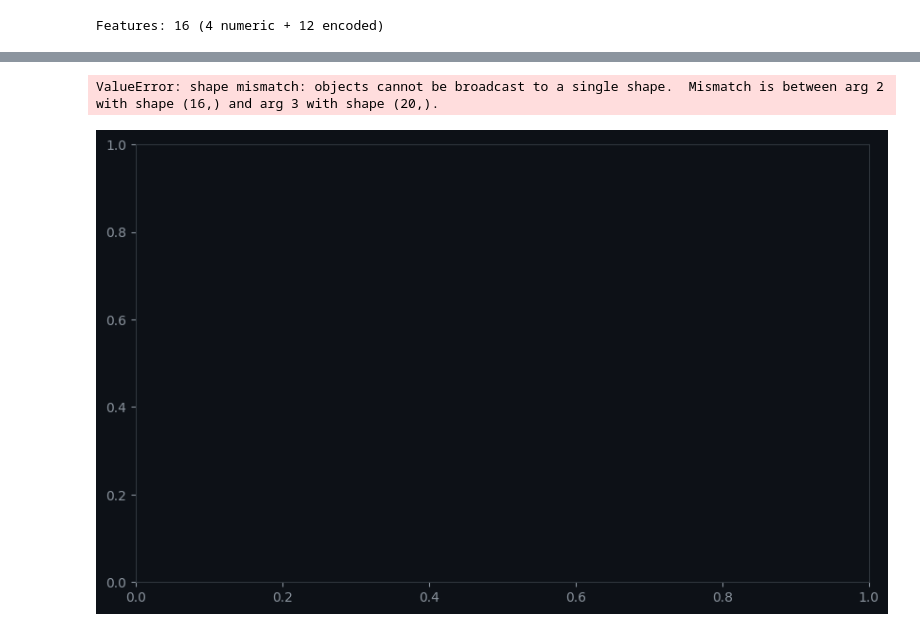
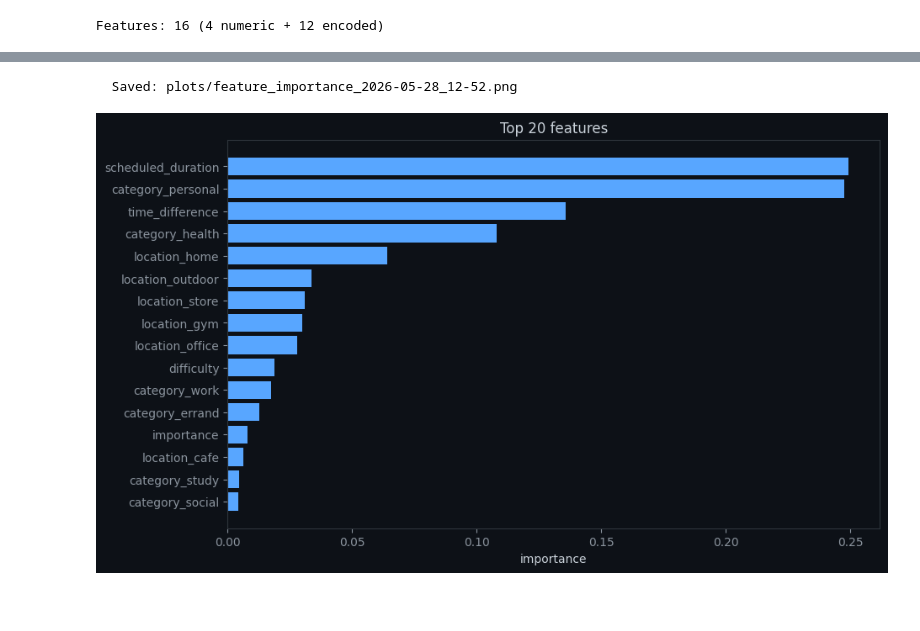
Before and after one commit to Infiteri/VM.AI, a Jupyter notebook: notebooks/VM_AI_Duration_notebook.ipynb, the cells around one changed output, grey strips where cells are left out. Cells and saved outputs as stored; diff of their text form; code cells hidden in the pictures; blank space fills up the shorter version.

```diff
--- a/notebooks/VM_AI_Duration_notebook.ipynb
+++ b/notebooks/VM_AI_Duration_notebook.ipynb
@@ -142,14 +262,20 @@ Best CV MAE: 3.8891
 # %%
 best_params = {'colsample_bytree': 1.0, 'learning_rate': 0.03, 'max_depth': 6, 'n_estimators': 400, 'subsample': 0.7}
 # %%
-lrs=[0.01,0.03,0.05,0.08,0.1,0.2]
-maes=[]
+lrs = [0.01, 0.03, 0.05, 0.08, 0.1, 0.2]
+maes = []
+
+base = {k: v for k, v in best_params.items() if k != "learning_rate"}
+
 for lr in lrs:
-    m=xgb.XGBRegressor(**{k:v for k,v in best_params.items() if k!="learning_rate"},learning_rate=lr,random_state=42,device="cuda")
-    m.fit(X_train,y_train)
-    maes.append(mean_absolute_error(y_test,m.predict(X_test)))
-plt.figure(figsize=(8,4))
-plt.plot(lrs,maes,"o-",color="#f0883e")
-plt.xlabel("learning_rate");plt.ylabel("Test MAE");plt.title("Learning rate sensitivity")
+    m = xgb.XGBRegressor(**base, learning_rate=lr, random_state=42, device="cuda")
+    m.fit(X_train, y_train)
+    maes.append(mean_absolute_error(y_test, m.predict(X_test)))
+
+plt.figure(figsize=(8, 4))
+plt.plot(lrs, maes, "o-", color="#f0883e")
+plt.xlabel("learning_rate")
+plt.ylabel("Test MAE")
+plt.title("Learning rate sensitivity")
 save_fig("lr_sensitivity")
 # %% [output]
@@ -228,12 +381,15 @@ Confusion matrix:
 # %%
-importances=model.feature_importances_
-idx=np.argsort(importances)[::-1][:20]
-plt.figure(figsize=(10,6))
-plt.barh(range(20),importances[idx][::-1],color="#58a6ff")
-plt.yticks(range(20),[feat_names[i] for i in idx][::-1])
-plt.xlabel("importance");plt.title("Top 20 features")
+importances = model.feature_importances_
+n = min(20, len(importances))
+idx = np.argsort(importances)[::-1][:n]
+
+plt.figure(figsize=(10, 6))
+plt.barh(range(n), importances[idx][::-1], color="#58a6ff")
+plt.yticks(range(n), [feat_names[i] for i in idx][::-1])
+plt.xlabel("importance")
+plt.title("Top 20 features")
 save_fig("feature_importance")
 # %% [output]
-ValueError: shape mismatch: objects cannot be broadcast to a single shape.  Mismatch is between arg 2 with shape (16,) and arg 3 with shape (20,).
+  Saved: plots/feature_importance_2026-05-28_12-52.png
-[figure, old version]
+[figure, new version]
 # %%
```
Also changed, not shown: parts of 19 cells of this notebook, 5 other files.
